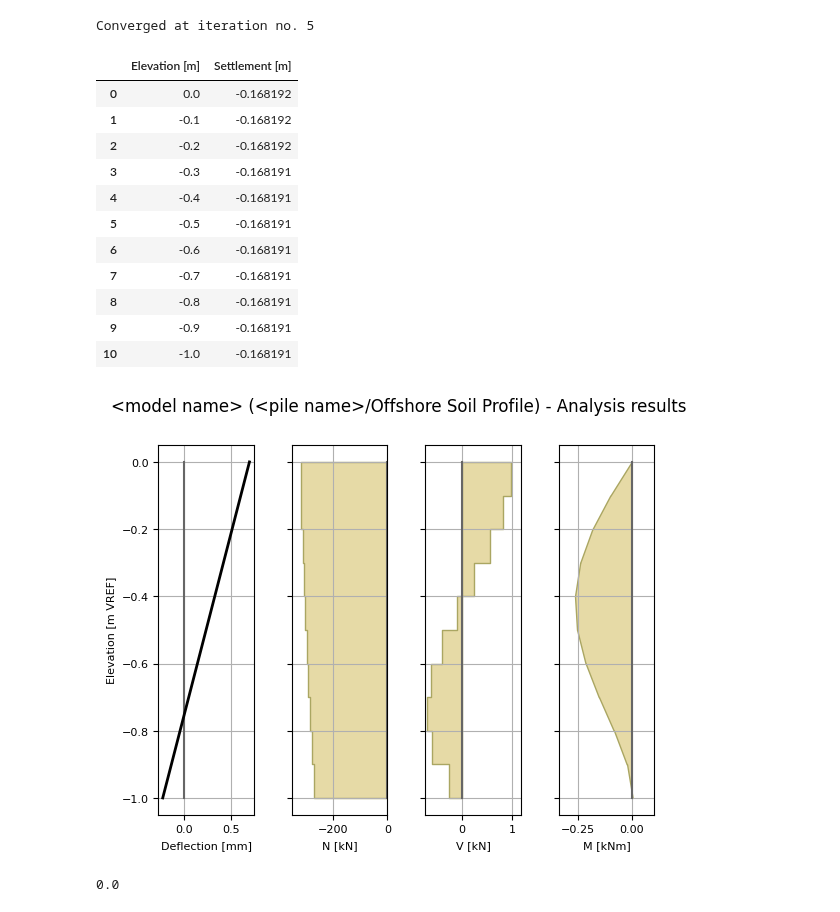
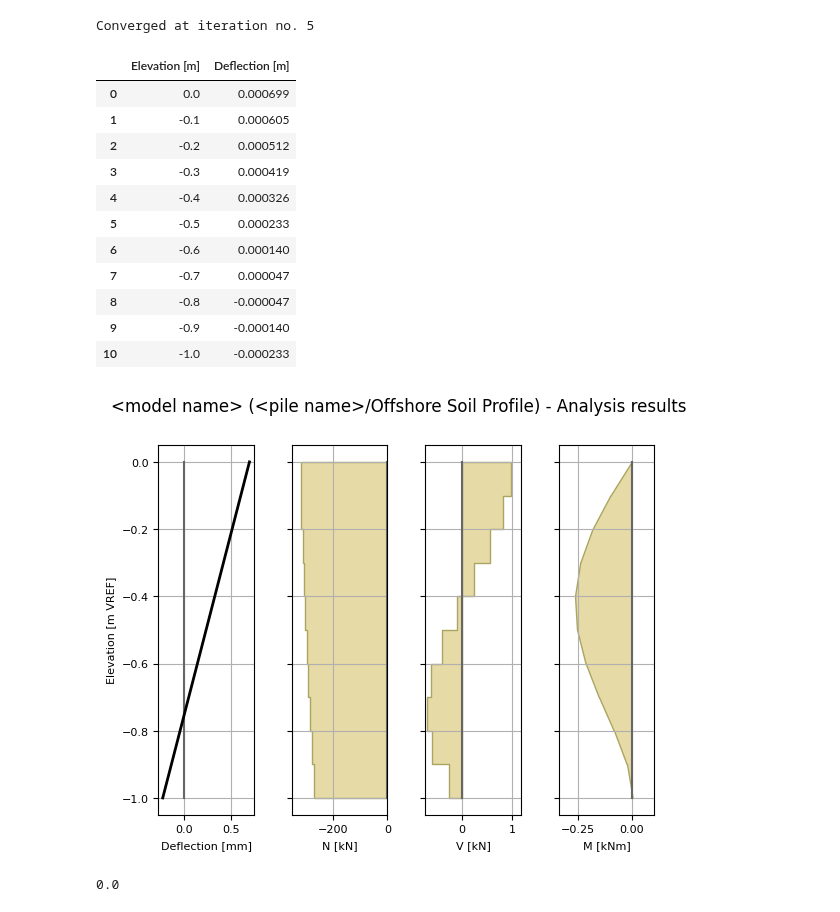
Before and after one commit to TchilDill/openpile, a Jupyter notebook: samples/run_check_kernel.ipynb, the cells around one changed output. Saved outputs shown, nothing was run; the diff lists cells and outputs as text; code cells hidden in the pictures.

```diff
--- a/samples/run_check_kernel.ipynb
+++ b/samples/run_check_kernel.ipynb
@@ -25,46 +25,46 @@ sp = SoilProfile(
         ),
         Layer(
             name="firm clay",
             top=-20,
             bottom=-40,
             weight=18,
             lateral_model=API_clay(Su=[50, 70], eps50=0.015, kind="cyclic"),
             axial_model=API_clay_axial(Su=70),
         ),
     ],
 )
 
 # Create Model
 M = Model(name="<model name>", pile=p, soil=sp, coarseness=0.1)
 
 # Apply bottom fixity along x-axis
 #M.set_support(elevation=-2, Rz=True)
 # Apply axial and lateral loads
 M.set_pointload(elevation=0, Py=1, Pz=-320)
 #M.set_pointdisplacement(elevation=-0.0, Tz=0.008)
 
 # Run analysis
 import matplotlib.pyplot as plt
 
 Result = M.solve()
 
 # plot the results
 Result.plot()
-Result.settlement
+Result.deflection
 # %% [output]
 Converged at iteration no. 5
-|  | Elevation [m] | Settlement [m] |
-| 0 | 0.0 | -0.168192 |
-| 1 | -0.1 | -0.168192 |
-| 2 | -0.2 | -0.168192 |
-| 3 | -0.3 | -0.168191 |
-| 4 | -0.4 | -0.168191 |
-| 5 | -0.5 | -0.168191 |
-| 6 | -0.6 | -0.168191 |
-| 7 | -0.7 | -0.168191 |
-| 8 | -0.8 | -0.168191 |
-| 9 | -0.9 | -0.168191 |
-| 10 | -1.0 | -0.168191 |
+|  | Elevation [m] | Deflection [m] |
+| 0 | 0.0 | 0.000699 |
+| 1 | -0.1 | 0.000605 |
+| 2 | -0.2 | 0.000512 |
+| 3 | -0.3 | 0.000419 |
+| 4 | -0.4 | 0.000326 |
+| 5 | -0.5 | 0.000233 |
+| 6 | -0.6 | 0.000140 |
+| 7 | -0.7 | 0.000047 |
+| 8 | -0.8 | -0.000047 |
+| 9 | -0.9 | -0.000140 |
+| 10 | -1.0 | -0.000233 |
 [figure]
 # %%
 p.inner_volume/3.1415
```
